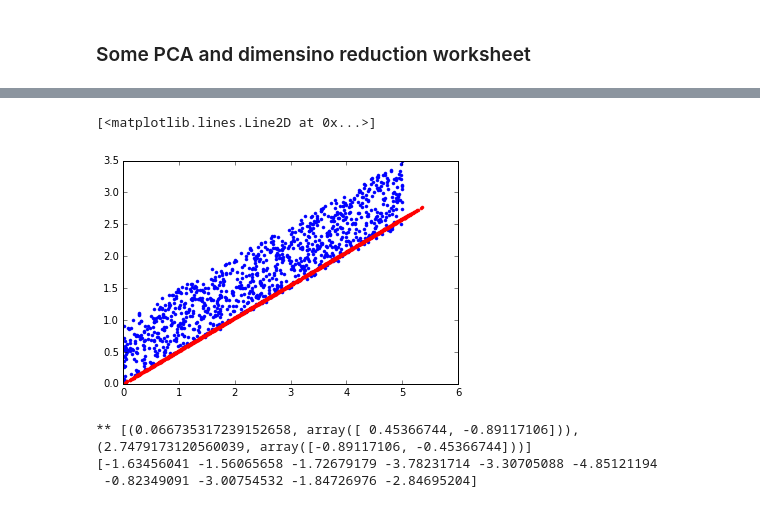
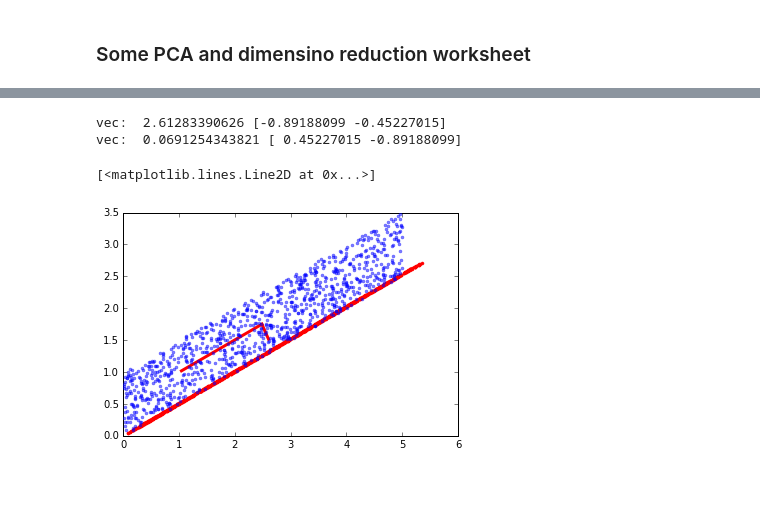
Before and after one commit to markyoder/scratch_work, a Jupyter notebook: PCA_dimension_reduction_demo.ipynb, the cells around one changed output, grey strips where cells are left out. Drawn from its saved outputs; the diff is of its cells as text; code cells hidden in the pictures.

Commit message:
mods to pca demo to show axes in reduced data fig... and maybe other stuff too.

```diff
--- a/PCA_dimension_reduction_demo.ipynb
+++ b/PCA_dimension_reduction_demo.ipynb
@@ -104,17 +102,23 @@ A_pca_r: [[-0.88830799 -0.45924822]]
-# %%
-plt.figure()
-plt.plot(*zip(*datas), ls='', marker='.', color='b')
-plt.plot(*zip(*XY_prime2), marker='.', ls='', color='r')
-#print('dot: {}'.format(numpy.dot(A_pca, XY.T)))
-# %% [output]
-[<matplotlib.lines.Line2D at 0x...>]
-[figure, removed]
-# %%
-XY_prime = numpy.dot(datas, A_reduced)
-print(XY_prime[0:10])
-# %% [output]
-** [(0.066735317239152658, array([ 0.45366744, -0.89117106])), (2.7479173120560039, array([-0.89117106, -0.45366744]))]
-[-1.63456041 -1.56065658 -1.72679179 -3.78231714 -3.30705088 -4.85121194
- -0.82349091 -3.00754532 -1.84726976 -2.84695204]
+# %%
+plt.figure()
+#
+# plot basis vectors:
+for lamb, vec in reversed(sorted(zip(lambdas, eigvs), key=lambda rw: rw[0])):
+    print('vec: ', lamb, vec)
+    #plt.arrow(x=0.,y=0., dx=10*lamb*vec[0], dy=10*lamb*vec[1], lw=2.5, zorder=11, ls='-', color='m')
+    #plt.arrow(0., 0., .89, .45)
+    #plt.arrow(.8,.8,-0.89188099,-0.45227015)
+    #plt.plot(*zip(numpy.zeros(len(vec)), lamb*vec), ls='-', lw=2., color=None)
+    d_center = numpy.array([numpy.mean(col) for col in zip(*XY)])
+    plt.plot(*zip(d_center, numpy.sqrt(lamb)*vec + d_center), ls='-', lw=3., color='r')
+#plt.figure()
+plt.plot(*zip(*datas), ls='', marker='.', color='b', zorder=4, alpha=.5)
+plt.plot(*zip(*XY_prime2), marker='.', ls='', color='r')
+#print('dot: {}'.format(numpy.dot(A_pca, XY.T)))
+# %% [output]
+vec:  2.61283390626 [-0.89188099 -0.45227015]
+vec:  0.0691254343821 [ 0.45227015 -0.89188099]
+[<matplotlib.lines.Line2D at 0x...>]
+[figure, added]
 # %%
 print(XY[0:5])
```
Also changed, not shown: parts of 7 cells of this notebook.
